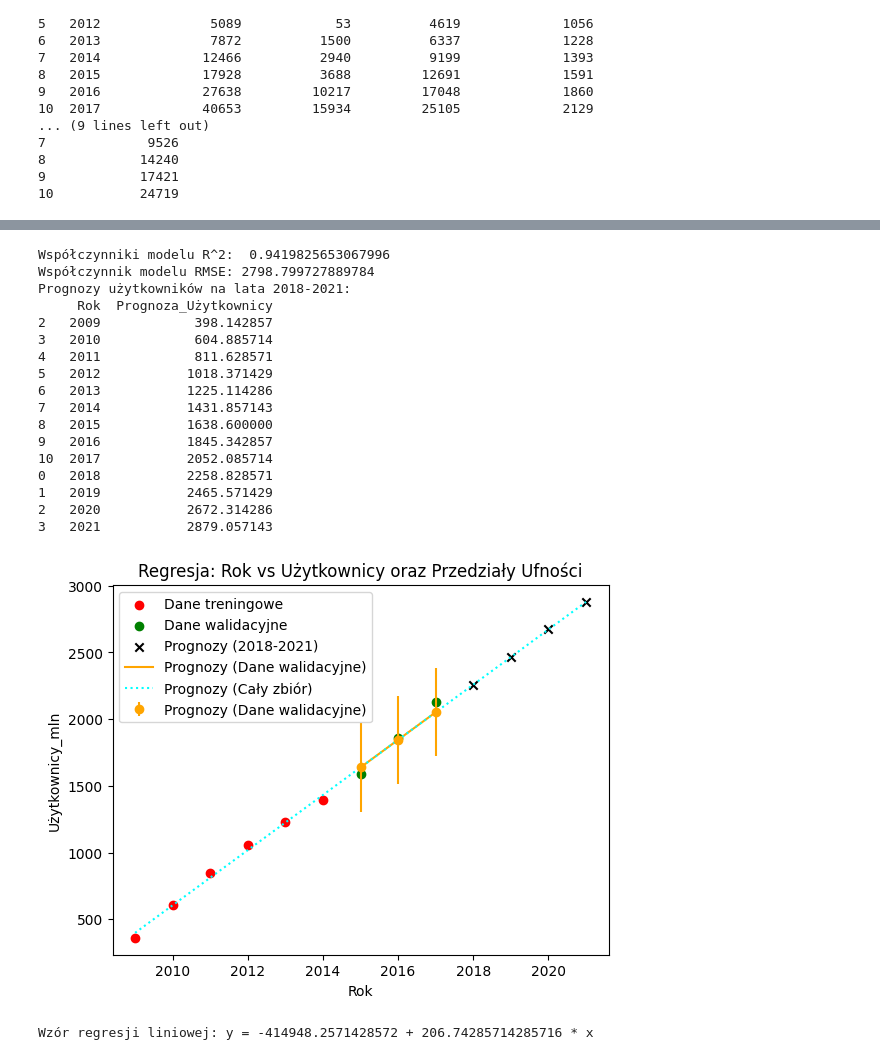
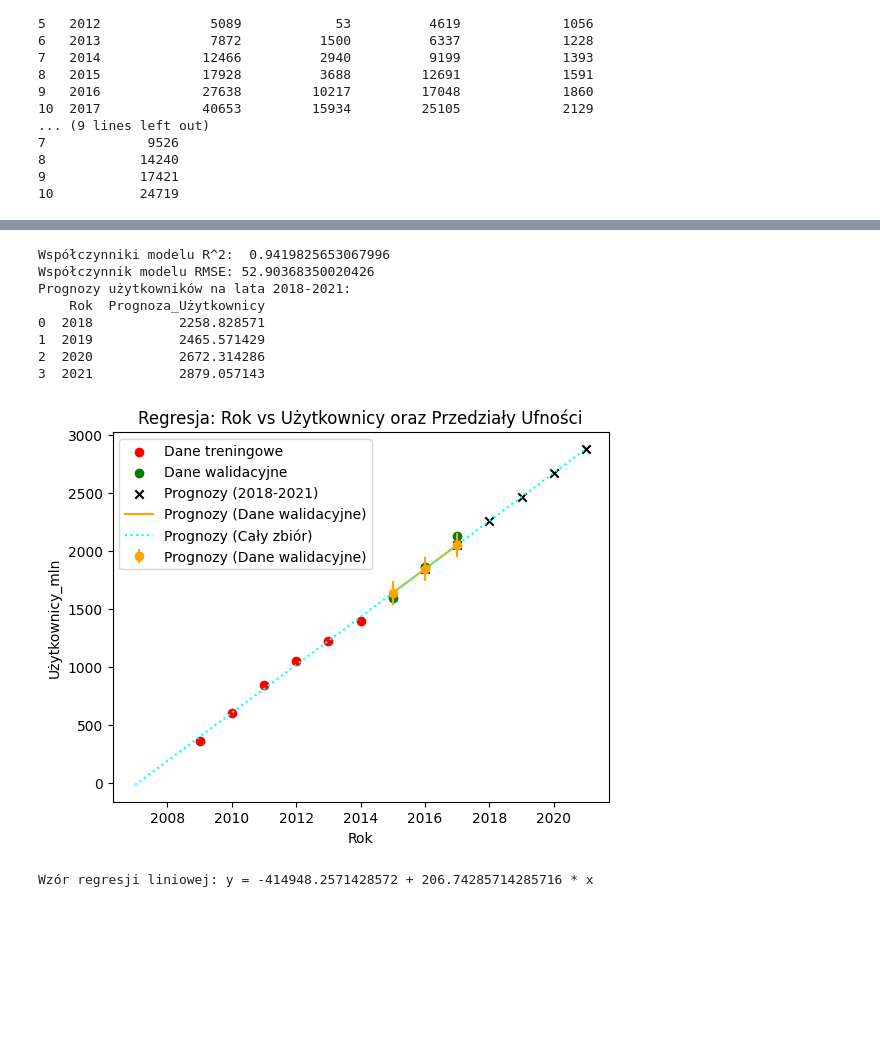
Before and after one commit to userofpi/MED_LAB1, a Jupyter notebook: LAB1.ipynb, the cells around one changed output, grey strips where cells are left out. Drawn from its saved outputs; the diff is of its cells as text; code cells hidden in the pictures; blank space fills up the shorter version.

```diff
--- a/LAB1.ipynb
+++ b/LAB1.ipynb
@@ -469,14 +356,19 @@ overflow encountered in exp
 # %%
+# GOOD
+
 #5. Liczba użytkowników (OY) od czasu (OX)
 
 # dane treningowe to pierwsze 6 rekordów, a dane walidacyjne to ostatnie 3 rekordy
 #Najpierw trenujemy model na danych treningowych, a następnie przewidujemy wartości dla danych walidacyjnyc
 
 # trenowanie modelu
-X_train = data[["Rok"]][:6]
-X_test = data[["Rok"]][6:]
-y_train = data["Użytkownicy_mln"][:6]
-y_test = data["Użytkownicy_mln"][6:]
+X_train = data[["Rok"]][2:8]
+X_test = data[["Rok"]][8:]
+y_train = data["Użytkownicy_mln"][2:8]
+y_test = data["Użytkownicy_mln"][8:]
+
+
+
 
 # trenowanie modelu
 model4 = LinearRegression()
@@ -487,8 +379,8 @@ y_pred_test = model4.predict(X_test)
 
 # ocena jakości modelu na danych walidacyjnych
 print("Współczynniki modelu R^2: ", model4.score(X_test, y_test))
-print("Współczynnik modelu RMSE:", mean_squared_error(y_test, y_pred_test))
-
+rmse_5=root_mean_squared_error(y_test, y_pred_test)
+print("Współczynnik modelu RMSE:", rmse_5)
 
 # wypisanie wartosci na lata 2018-2021
 X_future = pd.DataFrame({"Rok": [2018, 2019, 2020, 2021]})
@@ -496,53 +388,52 @@ data_future = pd.concat([data, X_future], axis=0)
 data_future["Prognoza_Użytkownicy"] = model4.predict(data_future[["Rok"]])
 
 print("Prognozy użytkowników na lata 2018-2021:")
-print(data_future[["Rok", "Prognoza_Użytkownicy"]])
+# wypisanie prognoz na lata 2018-2021
+print(data_future[["Rok", "Prognoza_Użytkownicy"]][11:])
 # przerwa /n
 print("\n")
 
 
 # wykres
 plt.scatter(X_train, y_train, color='red', label='Dane treningowe')
 plt.scatter(X_test, y_test, color='green', label='Dane walidacyjne')
 
 # prognozy punktowe dla lat 2018-2021
 plt.scatter(data_future[["Rok"]][9:], data_future["Prognoza_Użytkownicy"][9:], color='black', label='Prognozy (2018-2021)', marker='x')
 # error bar dla prognozowanych wartości Dla większej dokładności mógłbyś uwzględnić wariancję zależną od wartości przewidywanych (heteroskedastyczność
-plt.errorbar(X_test, y_pred_test, yerr=1.96 * np.std(y_pred_test), fmt='o', color='orange', label='Prognozy (Dane walidacyjne)')
+plt.errorbar(
+    X_test.squeeze(),
+    y_pred_test,
+    yerr=1.96 * rmse_5,
+    fmt='o',
+    color='orange',
+    label='Prognozy (Dane walidacyjne)'
+)
 plt.plot(X_test, y_pred_test, color='orange', label='Prognozy (Dane walidacyjne)')
 
 
 # wykres predykcja modelu nr 5 linia przerywana
 plt.plot(data_future[["Rok"]], data_future["Prognoza_Użytkownicy"], color='cyan',  linestyle='dotted'  , label='Prognozy (Cały zbiór)')
 
 plt.legend()
 plt.xlabel("Rok")
 plt.ylabel("Użytkownicy_mln")
 plt.title("Regresja: Rok vs Użytkownicy oraz Przedziały Ufności")
 plt.show()
 
 #wyliczenie współczynników modelu
 a0 = model4.intercept_
 a1 = model4.coef_[0]
 
 print("Wzór regresji liniowej:", f"y = {a0} + {a1} * x")
 # %% [output]
 Współczynniki modelu R^2:  0.9419825653067996
-Współczynnik modelu RMSE: 2798.799727889784
+Współczynnik modelu RMSE: 52.90368350020426
 Prognozy użytkowników na lata 2018-2021:
-     Rok  Prognoza_Użytkownicy
-2   2009            398.142857
-3   2010            604.885714
-4   2011            811.628571
-5   2012           1018.371429
-6   2013           1225.114286
-7   2014           1431.857143
-8   2015           1638.600000
-9   2016           1845.342857
-10  2017           2052.085714
-0   2018           2258.828571
-1   2019           2465.571429
-2   2020           2672.314286
-3   2021           2879.057143
+    Rok  Prognoza_Użytkownicy
+0  2018           2258.828571
+1  2019           2465.571429
+2  2020           2672.314286
+3  2021           2879.057143
-[figure, old version]
+[figure, new version]
 Wzór regresji liniowej: y = -414948.2571428572 + 206.74285714285716 * x
```
Also changed, not shown: parts of 8 cells of this notebook.
